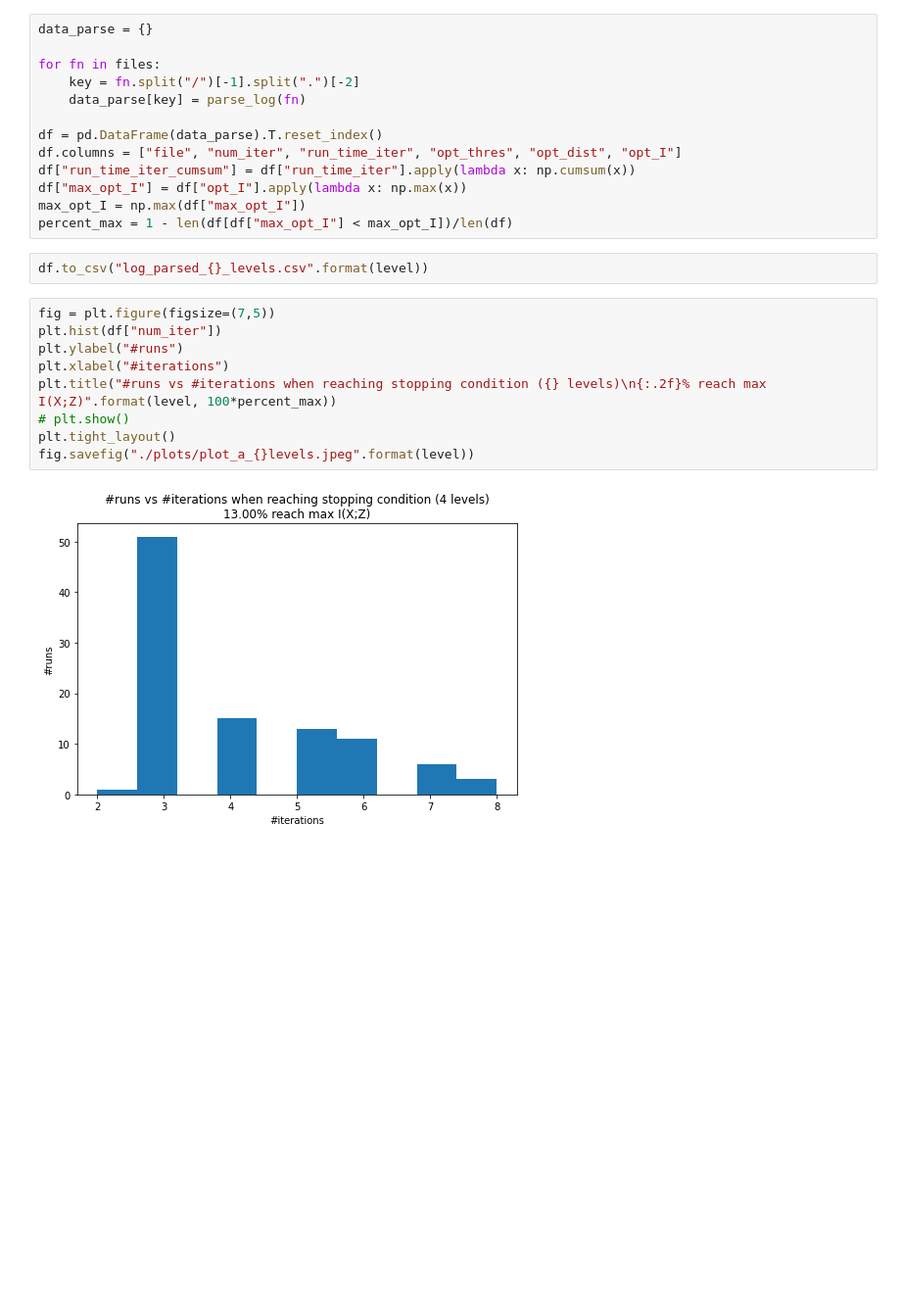
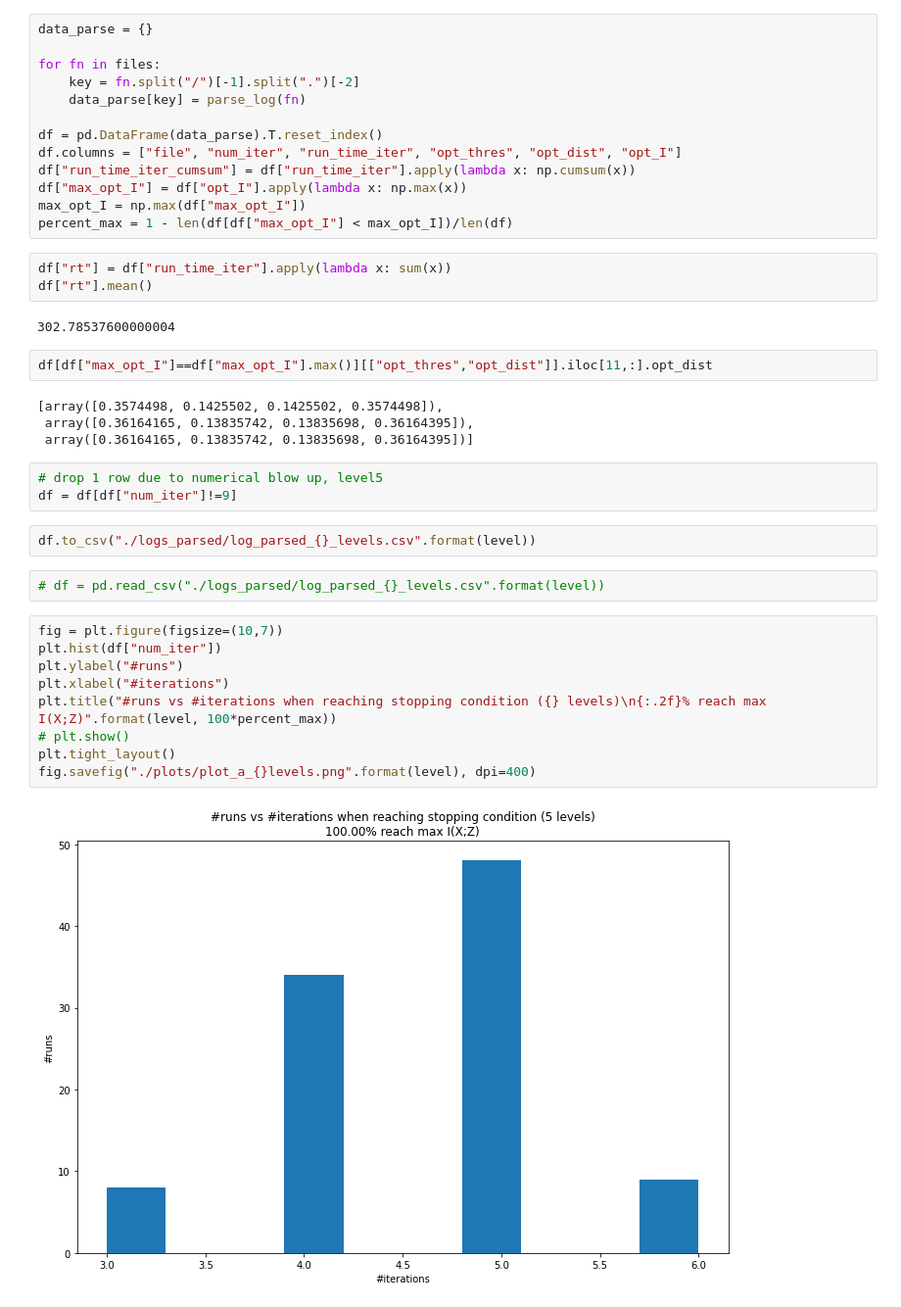
Before and after one commit to anvuongb/quantization_codes, a Jupyter notebook: log_analyze.ipynb, the cells around one changed output. Shown: that part at 98% size. Drawn from its saved outputs; the diff is of its cells as text; blank space fills up the shorter version.

```diff
--- a/log_analyze.ipynb
+++ b/log_analyze.ipynb
@@ -79,17 +79,33 @@ df["run_time_iter_cumsum"] = df["run_time_iter"].apply(lambda x: np.cumsum(x))
 df["max_opt_I"] = df["opt_I"].apply(lambda x: np.max(x))
 max_opt_I = np.max(df["max_opt_I"])
 percent_max = 1 - len(df[df["max_opt_I"] < max_opt_I])/len(df)
+# %%
+df["rt"] = df["run_time_iter"].apply(lambda x: sum(x))
+df["rt"].mean()
+# %% [output]
+302.78537600000004
+# %%
+df[df["max_opt_I"]==df["max_opt_I"].max()][["opt_thres","opt_dist"]].iloc[11,:].opt_dist
+# %% [output]
+[array([0.3574498, 0.1425502, 0.1425502, 0.3574498]),
+ array([0.36164165, 0.13835742, 0.13835698, 0.36164395]),
+ array([0.36164165, 0.13835742, 0.13835698, 0.36164395])]
+# %%
+# drop 1 row due to numerical blow up, level5
+df = df[df["num_iter"]!=9]
 # %%
-df.to_csv("log_parsed_{}_levels.csv".format(level))
+df.to_csv("./logs_parsed/log_parsed_{}_levels.csv".format(level))
+# %%
+# df = pd.read_csv("./logs_parsed/log_parsed_{}_levels.csv".format(level))
 # %%
-fig = plt.figure(figsize=(7,5))
+fig = plt.figure(figsize=(10,7))
 plt.hist(df["num_iter"])
 plt.ylabel("#runs")
 plt.xlabel("#iterations")
 plt.title("#runs vs #iterations when reaching stopping condition ({} levels)\n{:.2f}% reach max I(X;Z)".format(level, 100*percent_max))
 # plt.show()
 plt.tight_layout()
-fig.savefig("./plots/plot_a_{}levels.jpeg".format(level))
+fig.savefig("./plots/plot_a_{}levels.png".format(level), dpi=400)
 # %% [output]
-[figure, old version]
+[figure, new version]
 # %%
```
Also changed, not shown: parts of 1 cell of this notebook, 3 other files.
